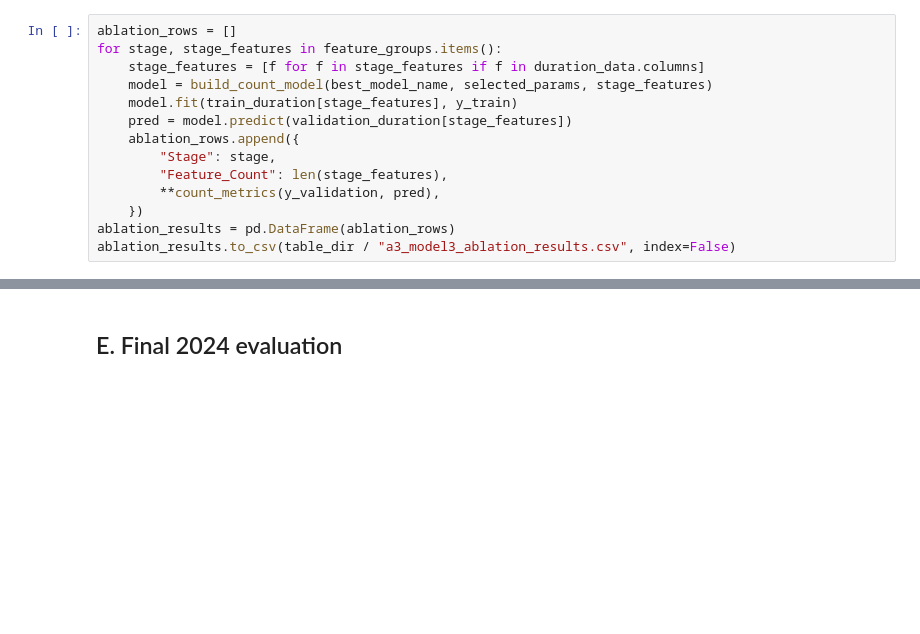
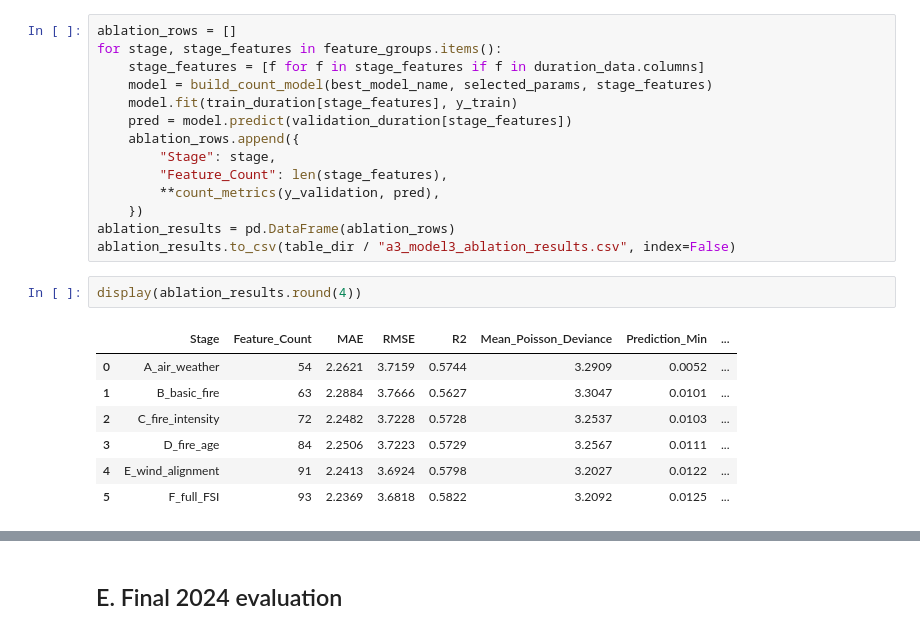
Before and after one commit to Dan5-Theme2/PRT661---DATA-SCIENCE-PRACTICE---Dan5---Theme2, a Jupyter notebook: Source code/Navodya - Model 3_Count_Explainability.ipynb, the cells around one changed output, grey strips where cells are left out. Saved outputs shown, nothing was run; the diff lists cells and outputs as text; blank space fills up the shorter version.

```diff
--- a/Source code/Navodya - Model 3_Count_Explainability.ipynb
+++ b/Source code/Navodya - Model 3_Count_Explainability.ipynb
@@ -411,3 +411,13 @@ for stage, stage_features in feature_groups.items():
     })
 ablation_results = pd.DataFrame(ablation_rows)
 ablation_results.to_csv(table_dir / "a3_model3_ablation_results.csv", index=False)
+# %%
+display(ablation_results.round(4))
+# %% [output]
+|  | Stage | Feature_Count | MAE | RMSE | R2 | Mean_Poisson_Deviance | Prediction_Min | ... |
+| 0 | A_air_weather | 54 | 2.2621 | 3.7159 | 0.5744 | 3.2909 | 0.0052 | ... |
+| 1 | B_basic_fire | 63 | 2.2884 | 3.7666 | 0.5627 | 3.3047 | 0.0101 | ... |
+| 2 | C_fire_intensity | 72 | 2.2482 | 3.7228 | 0.5728 | 3.2537 | 0.0103 | ... |
+| 3 | D_fire_age | 84 | 2.2506 | 3.7223 | 0.5729 | 3.2567 | 0.0111 | ... |
+| 4 | E_wind_alignment | 91 | 2.2413 | 3.6924 | 0.5798 | 3.2027 | 0.0122 | ... |
+| 5 | F_full_FSI | 93 | 2.2369 | 3.6818 | 0.5822 | 3.2092 | 0.0125 | ... |
```
Also changed, not shown: parts of 9 cells of this notebook.
